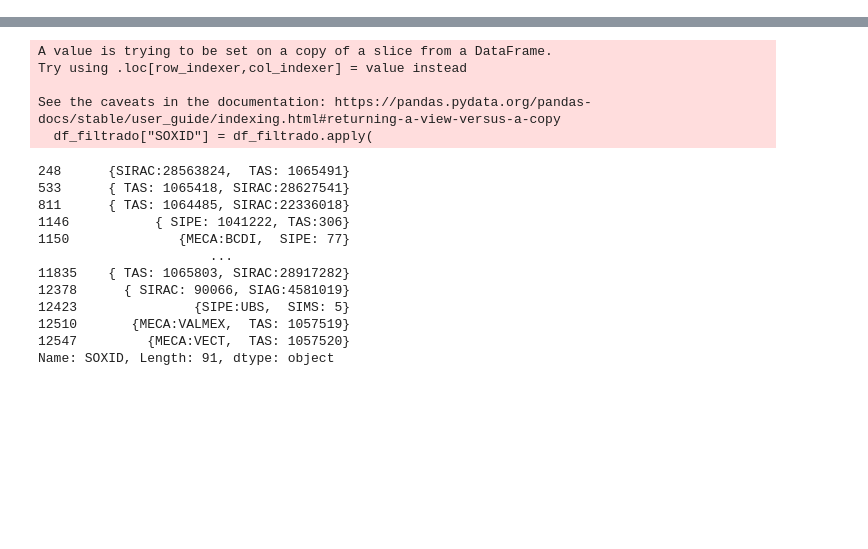
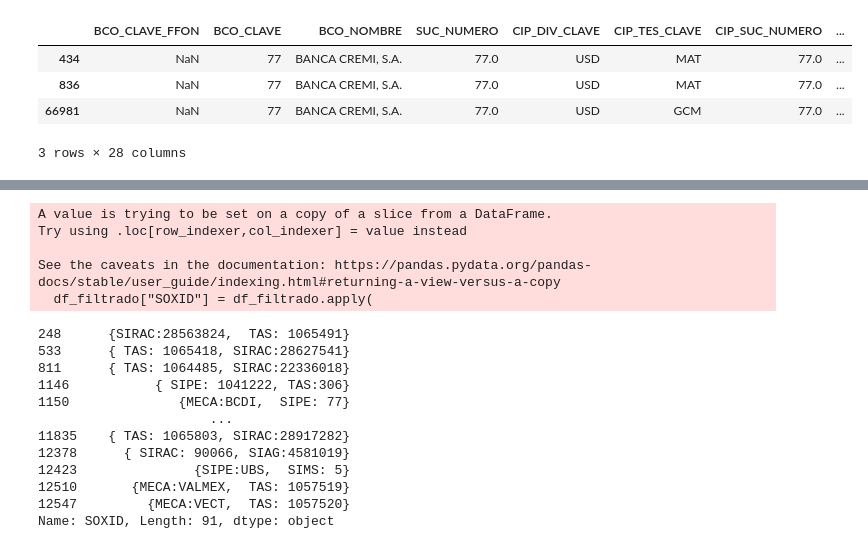
Before and after one commit to Ale1726/clientes_eda, a Jupyter notebook: productos_clientes.ipynb, the cells around one changed output, grey strips where cells are left out. Saved outputs shown, nothing was run; the diff lists cells and outputs as text; code cells hidden in the pictures; blank space fills up the shorter version.

```diff
--- a/productos_clientes.ipynb
+++ b/productos_clientes.ipynb
@@ -44,2 +164,2 @@ resultado = buscar_cliente(name_busqueda, rutas_dfs, df_copy_clientes)
 # %%
-df =  pd.read_csv(rutas_dfs["TAS"],  low_memory=False)
+df =  pd.read_csv(rutas_dfs["SIPE"],  low_memory=False)
@@ -115,3 +182,11 @@ col_siag = [
+# %%
+df[df["BCO_CLAVE"] == 77]
+# %% [output]
+|  | BCO_CLAVE_FFON | BCO_CLAVE | BCO_NOMBRE | SUC_NUMERO | CIP_DIV_CLAVE | CIP_TES_CLAVE | CIP_SUC_NUMERO | ... |
+| 434 | NaN | 77 | BANCA CREMI, S.A. | 77.0 | USD | MAT | 77.0 | ... |
+| 836 | NaN | 77 | BANCA CREMI, S.A. | 77.0 | USD | MAT | 77.0 | ... |
+| 66981 | NaN | 77 | BANCA CREMI, S.A. | 77.0 | USD | GCM | 77.0 | ... |
+3 rows × 28 columns
 # %%
 df = pd.read_csv("/home/ale1726/proyects/datalake/clientes/data/productos/TAS/data/26_02_2025/productos_clientes_TAS_T.dat")
 # %%
```
Also changed, not shown: parts of 14 cells of this notebook.
